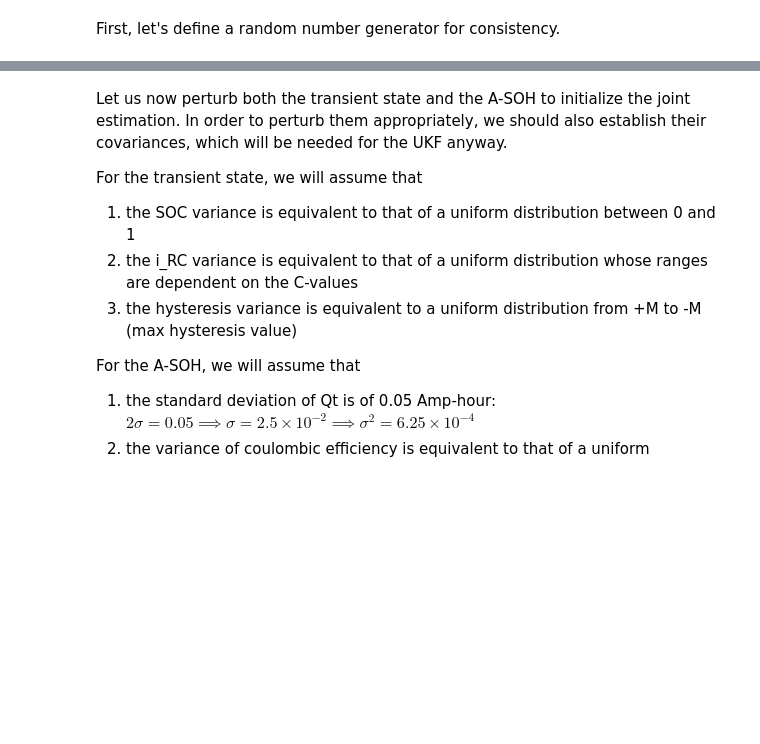
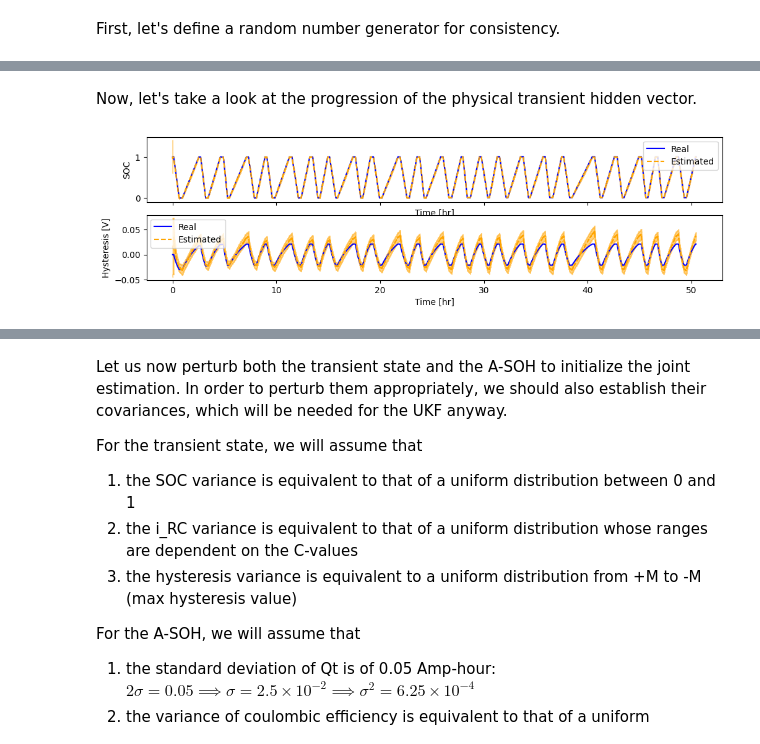
Before and after one commit to ROVI-org/auto-soh, a Jupyter notebook: notebooks/demonstrate_joint_ukf.ipynb, the cells around one changed output, grey strips where cells are left out. Drawn from its saved outputs; the diff is of its cells as text; code cells hidden in the pictures; blank space fills up the shorter version.

```diff
--- a/notebooks/demonstrate_joint_ukf.ipynb
+++ b/notebooks/demonstrate_joint_ukf.ipynb
@@ -99,0 +312,42 @@ def cycle_protocol(asoh: ECMASOH, start_time:float = 0.0) -> List[ECMInput]:
+# %% [markdown]
+Now, let's take a look at the progression of the physical transient hidden vector.
+# %%
+fig, axes = plt.subplots(2, 1, sharex='col', figsize=(12,3))
+axes[0].plot(timestamps[:len(real_soc)],
+             real_soc,
+             color='blue',
+             label='Real')
+axes[0].plot(timestamps[:len(estimated_soc)],
+             estimated_soc,
+             linestyle='--',
+             color='orange',
+             label='Estimated')
+axes[0].fill_between(timestamps[:len(estimated_soc)],
+                     (estimated_soc + 2*estimated_soc_std),
+                     (estimated_soc - 2*estimated_soc_std),
+                     color='orange',
+                     alpha=0.5,
+                     zorder=0)
+axes[1].plot(timestamps[:len(real_soc)],
+             real_hyst,
+             color='blue',
+             label='Real')
+axes[1].plot(timestamps[:len(estimated_hyst)],
+             estimated_hyst,
+             linestyle='--',
+             color='orange',
+             label='Estimated')
+axes[1].fill_between(timestamps[:len(estimated_hyst)],
+                     (estimated_hyst + 2*estimated_hyst_std),
+                     (estimated_hyst - 2*estimated_hyst_std),
+                     color='orange',
+                     alpha=0.5,
+                     zorder=0)
+
+axes[0].set_ylabel('SOC')
+axes[1].set_ylabel('Hysteresis [V]')
+for ax in axes:
+    ax.legend()
+    ax.set_xlabel('Time [hr]')
+# %% [output]
+[figure, added]
```
Also changed, not shown: parts of 32 cells of this notebook.
